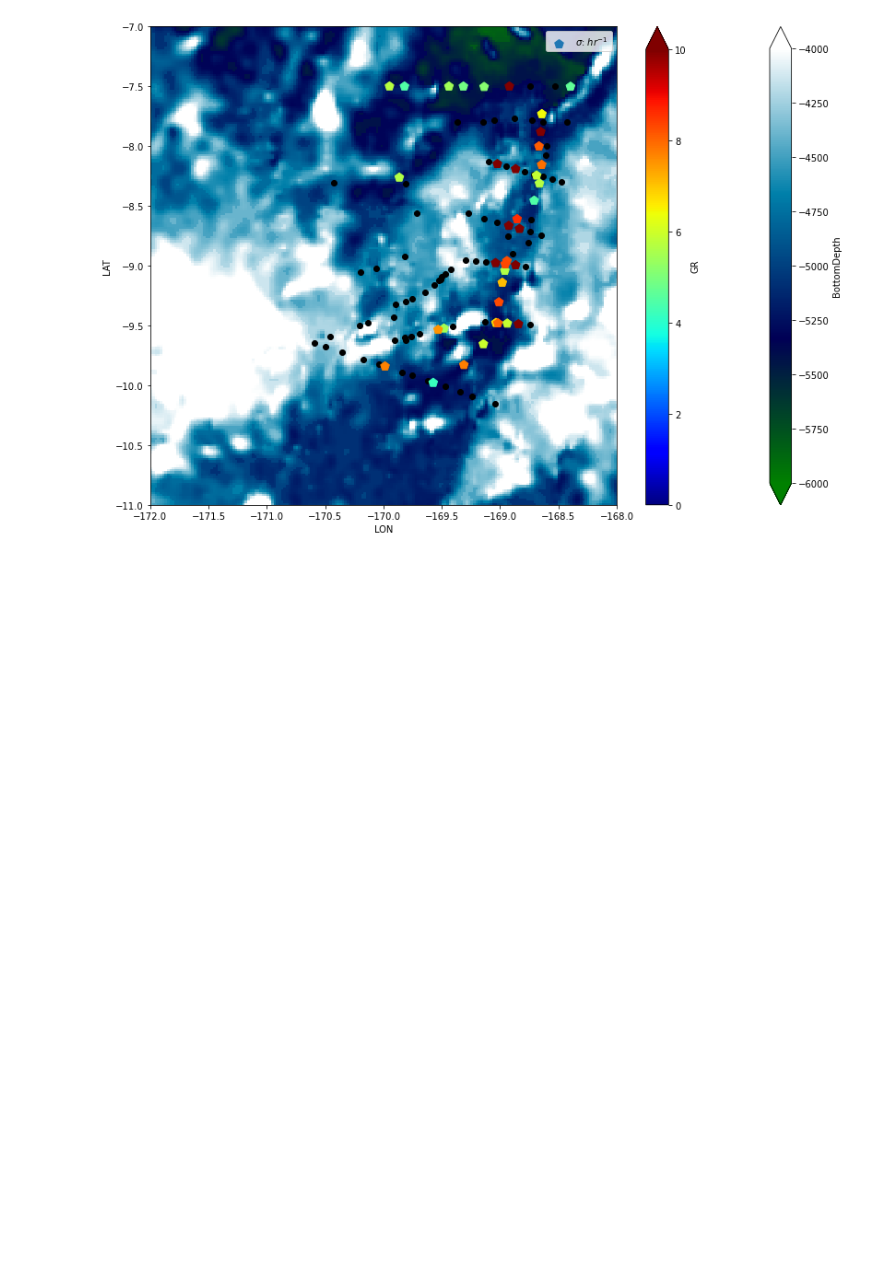
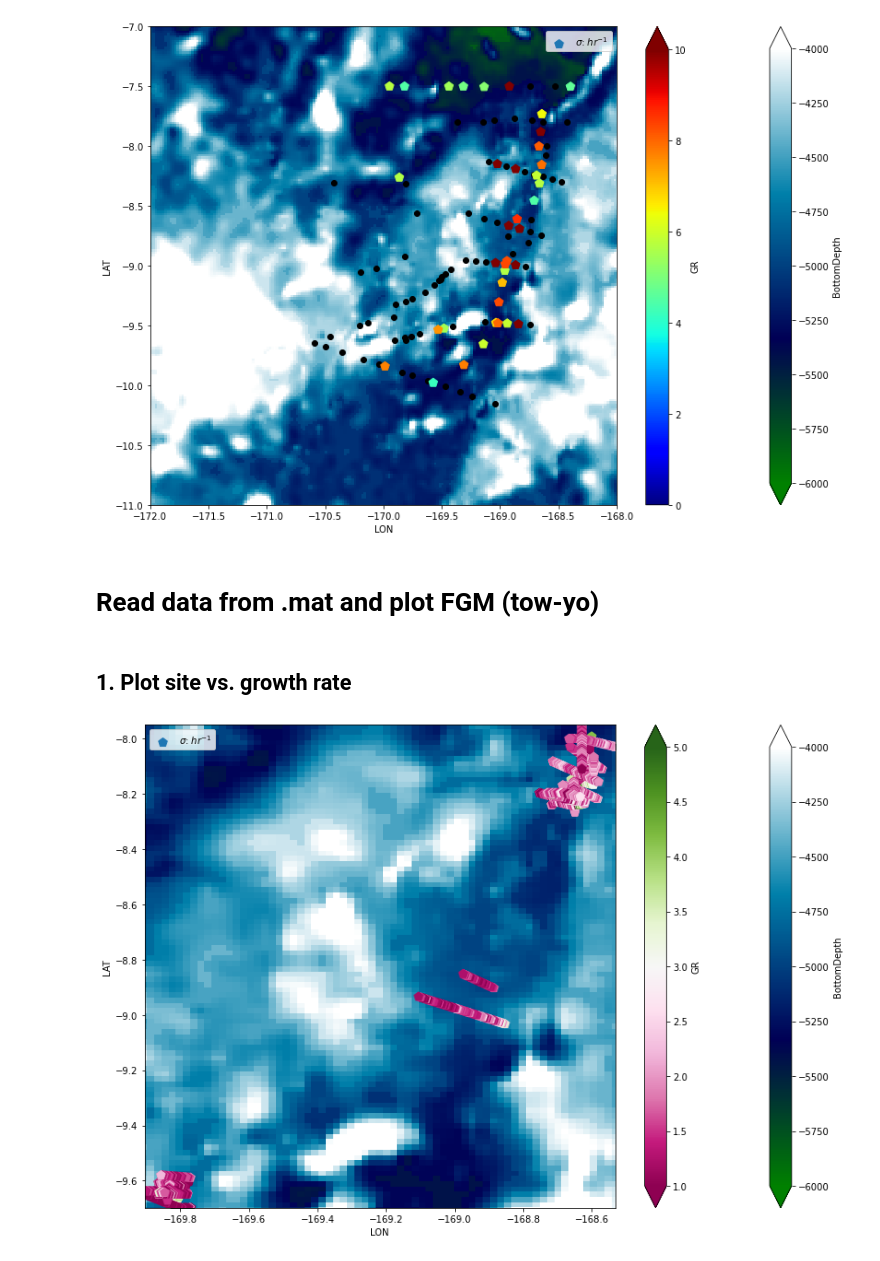
Before and after one commit to jessecusack/SP_taylor_goldstein, a Jupyter notebook: sp-tg/analysis/FGM.ipynb, the cells around one changed output. Saved outputs shown, nothing was run; the diff lists cells and outputs as text; code cells hidden in the pictures; blank space fills up the shorter version.

```diff
--- a/sp-tg/analysis/FGM.ipynb
+++ b/sp-tg/analysis/FGM.ipynb
@@ -185,3 +185,5 @@ ax.legend()
 fig.tight_layout()
 # %% [output]
 [figure]
+# %% [markdown]
+# Read data from .mat and plot FGM (tow-yo)
@@ -187,0 +252,21 @@ fig.tight_layout()
+# %%
+mdirec='/Users/tantanmeow/Desktop/WORK/2018-2019/Jesse/sp-tg/'
+FGM_towyo = dataFGM("P")
+FGM_towyo_P2 = dataFGM("P2")
+FGM_towyo_P4 = dataFGM("P4")
+FGM_towyo_P5 = dataFGM("P5")
+# %% [markdown]
+## 1. Plot site vs. growth rate
+# %%
+topo = xr.open_dataset('/Users/tantanmeow/WORK/larry-data/sp_model_bottom_velocities.nc')
+BottomDepth = -topo.BottomDepth
+# %%
+fig, ax =  plt.subplots(nrows=1, ncols=1, figsize=(12, 8))
+BottomDepth.plot(ax=ax, xlim=[FGM_towyo.LON.min(), FGM_towyo.LON.max()], ylim=[FGM_towyo.LAT.min(), FGM_towyo.LAT.max()], vmax=-4000, vmin=-6000, cmap=cm.ocean)
+FGM_towyo.plot.scatter(x='LON', y='LAT', c='k', ax=ax)
+FGM_towyo.plot.scatter(x='LON', y='LAT', hue='GR', marker='p', s=100, label='$\sigma$: $hr^{-1}$',
+                             ax=ax, cmap=cm.PiYG, vmax=5, vmin=1, add_guide=True)
+ax.legend()
+fig.tight_layout()
+# %% [output]
+[figure, added]
```
Also changed, not shown: parts of 18 cells of this notebook, 1 other file.
